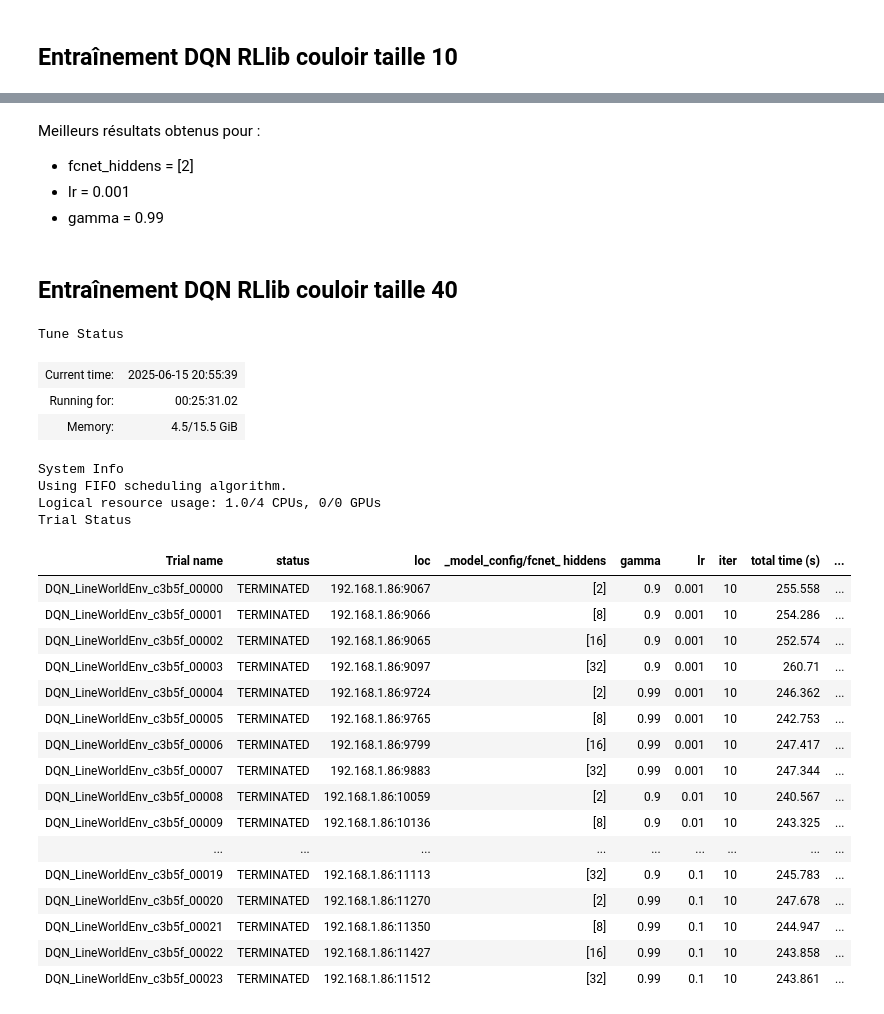
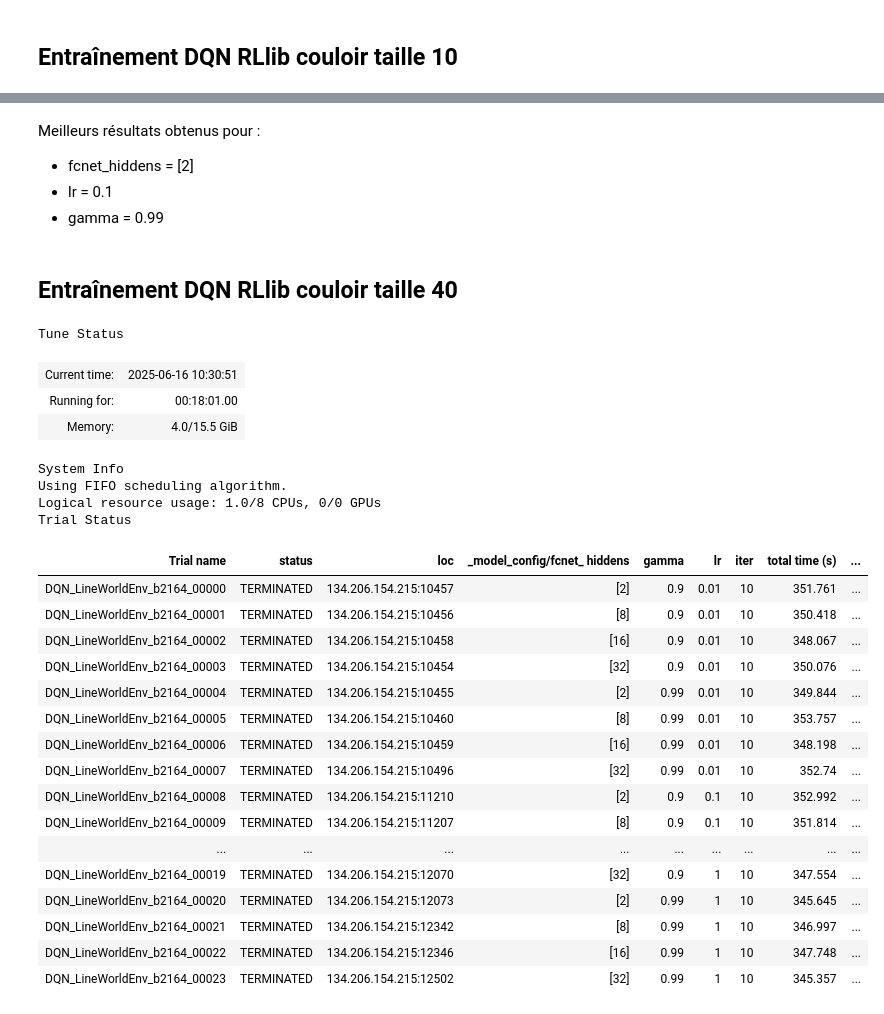
Before and after one commit to Enzo-Claeyssen/jeux_iteres_part1, a Jupyter notebook: couloir_part2.ipynb, the cells around one changed output, grey strips where cells are left out. Saved outputs shown, nothing was run; the diff lists cells and outputs as text; code cells hidden in the pictures.

```diff
--- a/couloir_part2.ipynb
+++ b/couloir_part2.ipynb
@@ -156,7 +156,7 @@ comparison_plot_3(results,
 # %% [markdown]
 Meilleurs résultats obtenus pour :
 - fcnet_hiddens = [2]
-- lr = 0.001
+- lr = 0.1
 - gamma = 0.99
 # %% [markdown]
 ## Entraînement DQN RLlib couloir taille 40
@@ -177,54 +177,54 @@ config = (
 
     # Specify a simple tune hyperparameter sweep.
     .training(
-        lr = tune.grid_search([0.001, 0.01, 0.1]),
+        lr = tune.grid_search([0.01, 0.1, 1]),
         gamma = tune.grid_search([0.9, 0.99])
     )
 
     .rl_module(
         model_config = {
             "fcnet_hiddens" : tune.grid_search([[2], [8], [16], [32]])
         }
     )
 )
 
 
 
 # Create a Tuner instance to manage the trials.
 tuner = tune.Tuner(
     config.algo_class,
     param_space=config,
     # Specify a stopping criterion. Note that the criterion has to match one of the
     # pretty printed result metrics from the results returned previously by
     run_config=train.RunConfig(
         stop={"num_env_steps_sampled_lifetime": 10000},
     ),
 )
 # Run the Tuner and capture the results.
 results = tuner.fit()
 # %% [output]
 Tune Status
-| Current time: | 2025-06-15 20:55:39 |
-| Running for: | 00:25:31.02 |
-| Memory: | 4.5/15.5 GiB |
+| Current time: | 2025-06-16 10:30:51 |
+| Running for: | 00:18:01.00 |
+| Memory: | 4.0/15.5 GiB |
 System Info
 Using FIFO scheduling algorithm.
-Logical resource usage: 1.0/4 CPUs, 0/0 GPUs
+Logical resource usage: 1.0/8 CPUs, 0/0 GPUs
 Trial Status
 | Trial name | status | loc | _model_config/fcnet_ hiddens | gamma | lr | iter | total time (s) | ... |
-| DQN_LineWorldEnv_c3b5f_00000 | TERMINATED | 192.168.1.86:9067 | [2] | 0.9 | 0.001 | 10 | 255.558 | ... |
-| DQN_LineWorldEnv_c3b5f_00001 | TERMINATED | 192.168.1.86:9066 | [8] | 0.9 | 0.001 | 10 | 254.286 | ... |
-| DQN_LineWorldEnv_c3b5f_00002 | TERMINATED | 192.168.1.86:9065 | [16] | 0.9 | 0.001 | 10 | 252.574 | ... |
-| DQN_LineWorldEnv_c3b5f_00003 | TERMINATED | 192.168.1.86:9097 | [32] | 0.9 | 0.001 | 10 | 260.71 | ... |
-| DQN_LineWorldEnv_c3b5f_00004 | TERMINATED | 192.168.1.86:9724 | [2] | 0.99 | 0.001 | 10 | 246.362 | ... |
-| DQN_LineWorldEnv_c3b5f_00005 | TERMINATED | 192.168.1.86:9765 | [8] | 0.99 | 0.001 | 10 | 242.753 | ... |
-| DQN_LineWorldEnv_c3b5f_00006 | TERMINATED | 192.168.1.86:9799 | [16] | 0.99 | 0.001 | 10 | 247.417 | ... |
-| DQN_LineWorldEnv_c3b5f_00007 | TERMINATED | 192.168.1.86:9883 | [32] | 0.99 | 0.001 | 10 | 247.344 | ... |
-| DQN_LineWorldEnv_c3b5f_00008 | TERMINATED | 192.168.1.86:10059 | [2] | 0.9 | 0.01 | 10 | 240.567 | ... |
-| DQN_LineWorldEnv_c3b5f_00009 | TERMINATED | 192.168.1.86:10136 | [8] | 0.9 | 0.01 | 10 | 243.325 | ... |
+| DQN_LineWorldEnv_b2164_00000 | TERMINATED | 134.206.154.215:10457 | [2] | 0.9 | 0.01 | 10 | 351.761 | ... |
+| DQN_LineWorldEnv_b2164_00001 | TERMINATED | 134.206.154.215:10456 | [8] | 0.9 | 0.01 | 10 | 350.418 | ... |
+| DQN_LineWorldEnv_b2164_00002 | TERMINATED | 134.206.154.215:10458 | [16] | 0.9 | 0.01 | 10 | 348.067 | ... |
+| DQN_LineWorldEnv_b2164_00003 | TERMINATED | 134.206.154.215:10454 | [32] | 0.9 | 0.01 | 10 | 350.076 | ... |
+| DQN_LineWorldEnv_b2164_00004 | TERMINATED | 134.206.154.215:10455 | [2] | 0.99 | 0.01 | 10 | 349.844 | ... |
+| DQN_LineWorldEnv_b2164_00005 | TERMINATED | 134.206.154.215:10460 | [8] | 0.99 | 0.01 | 10 | 353.757 | ... |
+| DQN_LineWorldEnv_b2164_00006 | TERMINATED | 134.206.154.215:10459 | [16] | 0.99 | 0.01 | 10 | 348.198 | ... |
+| DQN_LineWorldEnv_b2164_00007 | TERMINATED | 134.206.154.215:10496 | [32] | 0.99 | 0.01 | 10 | 352.74 | ... |
+| DQN_LineWorldEnv_b2164_00008 | TERMINATED | 134.206.154.215:11210 | [2] | 0.9 | 0.1 | 10 | 352.992 | ... |
+| DQN_LineWorldEnv_b2164_00009 | TERMINATED | 134.206.154.215:11207 | [8] | 0.9 | 0.1 | 10 | 351.814 | ... |
 | ... | ... | ... | ... | ... | ... | ... | ... | ... |
-| DQN_LineWorldEnv_c3b5f_00019 | TERMINATED | 192.168.1.86:11113 | [32] | 0.9 | 0.1 | 10 | 245.783 | ... |
-| DQN_LineWorldEnv_c3b5f_00020 | TERMINATED | 192.168.1.86:11270 | [2] | 0.99 | 0.1 | 10 | 247.678 | ... |
-| DQN_LineWorldEnv_c3b5f_00021 | TERMINATED | 192.168.1.86:11350 | [8] | 0.99 | 0.1 | 10 | 244.947 | ... |
-| DQN_LineWorldEnv_c3b5f_00022 | TERMINATED | 192.168.1.86:11427 | [16] | 0.99 | 0.1 | 10 | 243.858 | ... |
-| DQN_LineWorldEnv_c3b5f_00023 | TERMINATED | 192.168.1.86:11512 | [32] | 0.99 | 0.1 | 10 | 243.861 | ... |
+| DQN_LineWorldEnv_b2164_00019 | TERMINATED | 134.206.154.215:12070 | [32] | 0.9 | 1 | 10 | 347.554 | ... |
+| DQN_LineWorldEnv_b2164_00020 | TERMINATED | 134.206.154.215:12073 | [2] | 0.99 | 1 | 10 | 345.645 | ... |
+| DQN_LineWorldEnv_b2164_00021 | TERMINATED | 134.206.154.215:12342 | [8] | 0.99 | 1 | 10 | 346.997 | ... |
+| DQN_LineWorldEnv_b2164_00022 | TERMINATED | 134.206.154.215:12346 | [16] | 0.99 | 1 | 10 | 347.748 | ... |
+| DQN_LineWorldEnv_b2164_00023 | TERMINATED | 134.206.154.215:12502 | [32] | 0.99 | 1 | 10 | 345.357 | ... |
```
Also changed, not shown: parts of 16 cells of this notebook, 1 other file.
